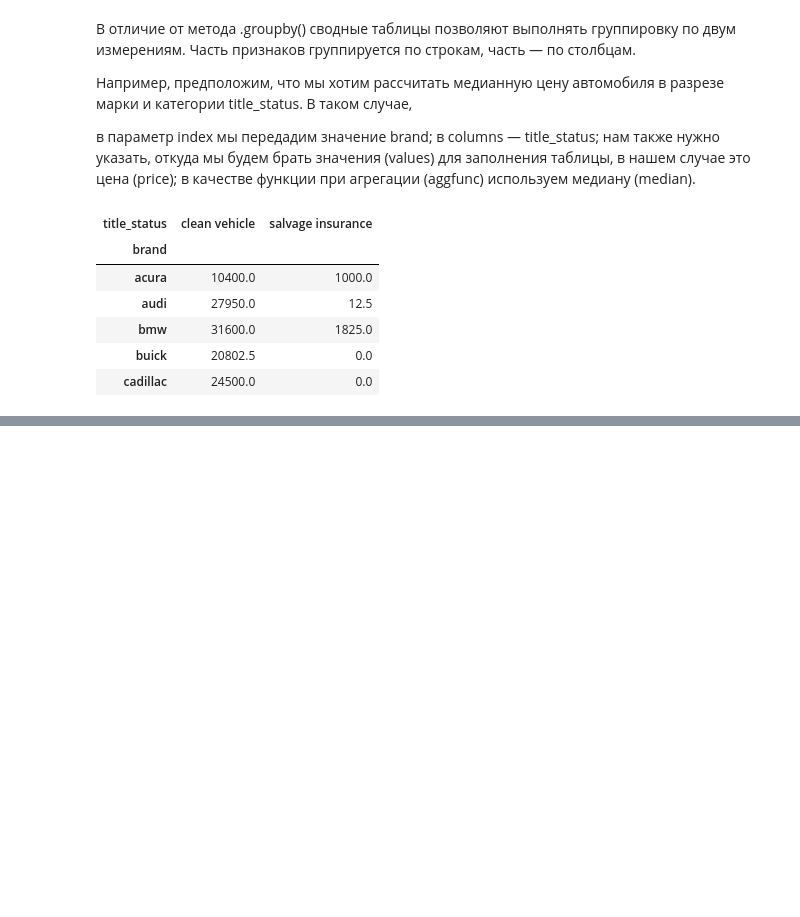
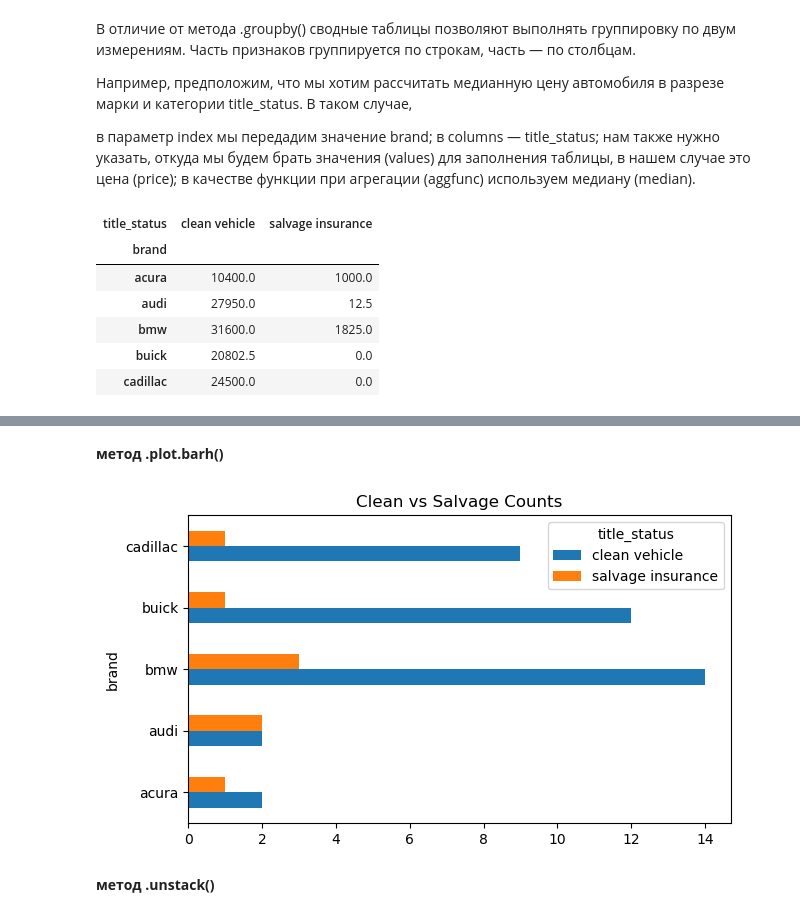
Before and after one commit to ShaidulinAndrew/Pandas_classes, a Jupyter notebook: Pandas2_makarov.ipynb, the cells around one changed output, grey strips where cells are left out. Saved outputs shown, nothing was run; the diff lists cells and outputs as text; code cells hidden in the pictures; blank space fills up the shorter version.

Commit message:
methods for pivot_table

```diff
--- a/Pandas2_makarov.ipynb
+++ b/Pandas2_makarov.ipynb
@@ -1874,0 +1937,13 @@ pd.pivot_table(cars,
+# %% [markdown]
+__метод .plot.barh()__
+# %%
+# выведем данные с помощью графики
+pd.pivot_table(cars,
+               index = 'brand',
+               columns = 'title_status',
+               values = 'price',
+               aggfunc = 'count').round(2).head(5).plot.barh(figsize =( 7, 4), title = 'Clean vs Salvage Counts');
+# %% [output]
+[figure, added]
+# %% [markdown]
+__метод .unstack()__
```
Also changed, not shown: parts of 14 cells of this notebook.
